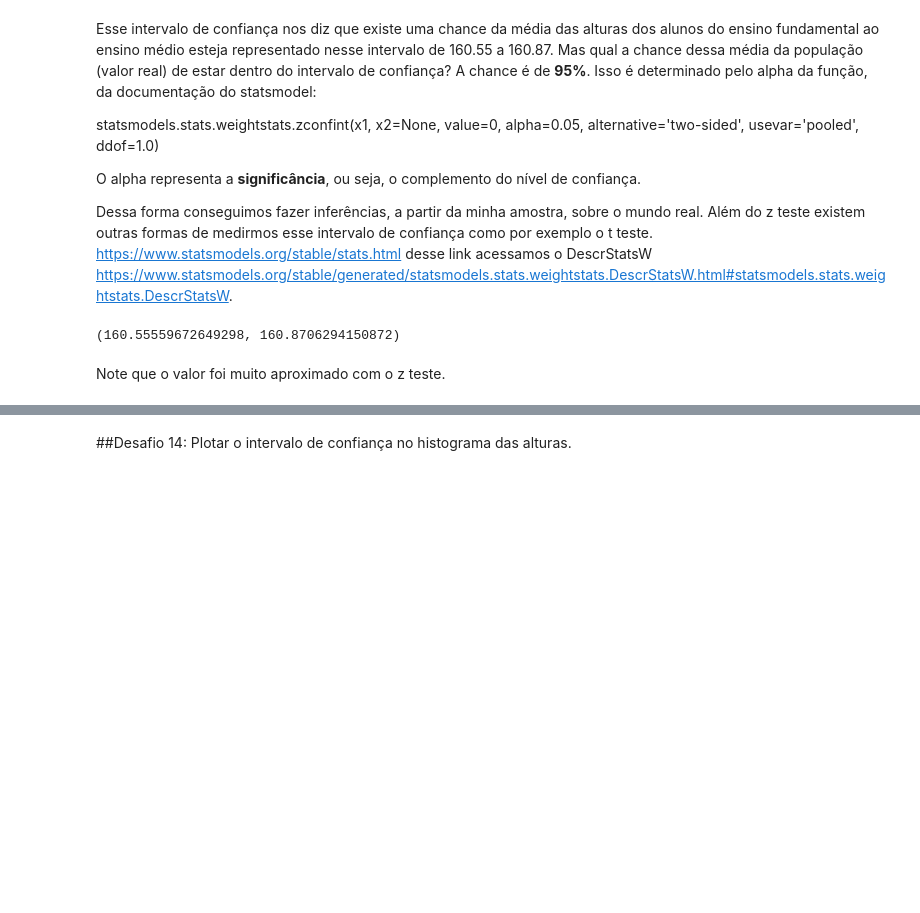
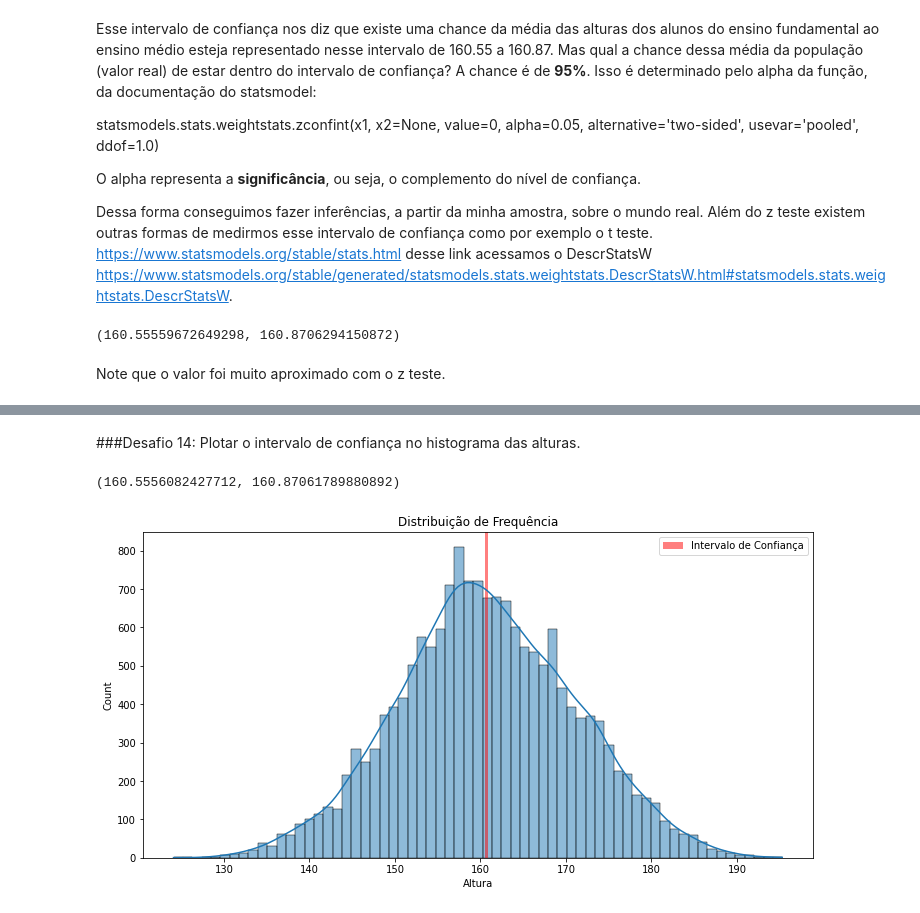
Before and after one commit to AdamStamm/bootcamp_alura, a Jupyter notebook: Notebooks/Bootcamp_Data_Science_Modulo_3.ipynb, the cells around one changed output, grey strips where cells are left out. Cells and saved outputs as stored; diff of their text form; code cells hidden in the pictures; blank space fills up the shorter version.

```diff
--- a/Notebooks/Bootcamp_Data_Science_Modulo_3.ipynb
+++ b/Notebooks/Bootcamp_Data_Science_Modulo_3.ipynb
@@ -1265,2 +1285,2 @@ Note que o valor foi muito aproximado com o z teste.
 # %% [markdown]
-##Desafio 14: Plotar o intervalo de confiança no histograma das alturas.
+###Desafio 14: Plotar o intervalo de confiança no histograma das alturas.
@@ -1268,0 +1287,18 @@ Note que o valor foi muito aproximado com o z teste.
+# %%
+zconfint((dados['VB17004']).to_list())
+# %% [output]
+(160.5556082427712, 160.87061789880892)
+# %%
+#plotando o histograma da altura
+ax = sns.histplot(data = dados, x = 'VB17004', kde=True)
+#definindo o tamanho do plot
+ax.figure.set_size_inches(12,6)
+#setando título e label x
+ax.set_title('Distribuição de Frequência')
+ax.set_xlabel('Altura')
+ax.axvspan(160.5556082427712, 160.87061789880892, facecolor='r', alpha=0.5, label="Intervalo de Confiança")
+ax.figure.set_facecolor('w')
+plt.legend()
+ax;
+# %% [output]
+[figure, added]
```
Also changed, not shown: parts of 34 cells of this notebook.
